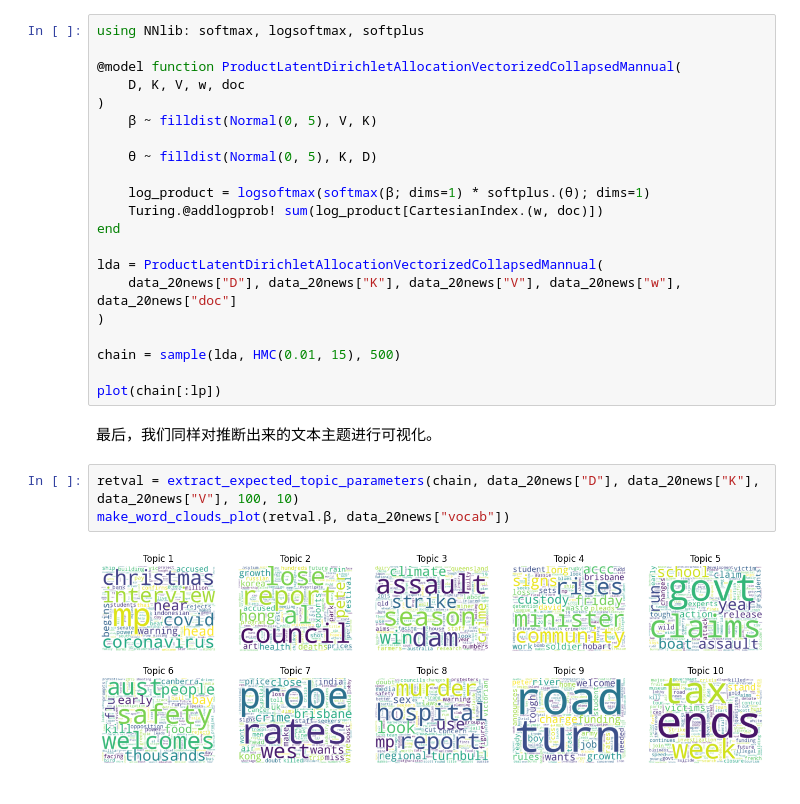
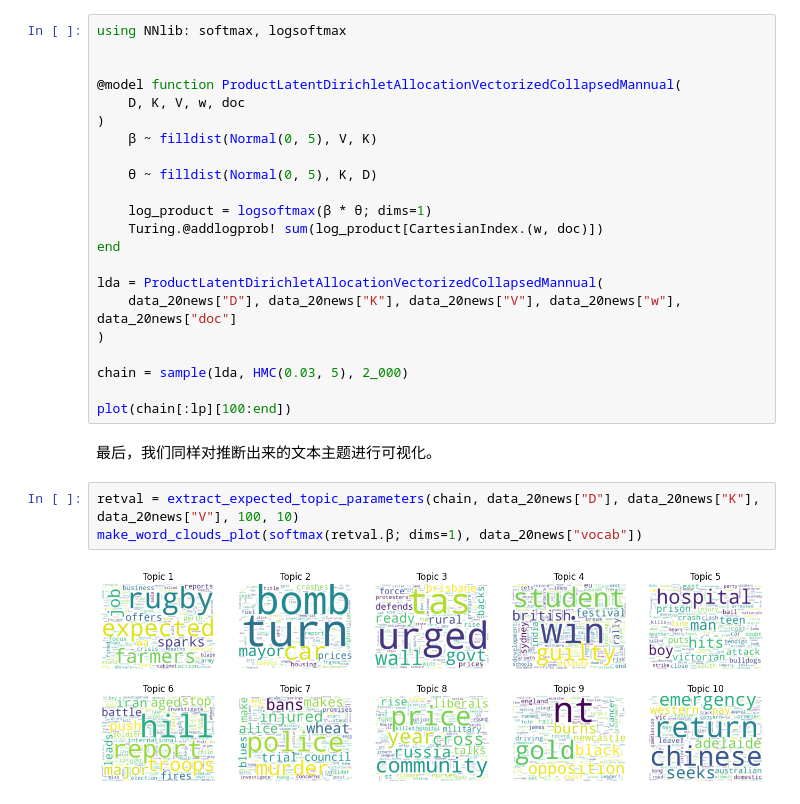
Before and after one commit to xukai92/juliacn-2021, a Jupyter notebook: topic_models.ipynb, the cells around one changed output. Saved outputs shown, nothing was run; the diff lists cells and outputs as text.

```diff
--- a/topic_models.ipynb
+++ b/topic_models.ipynb
@@ -269,7 +268,8 @@ make_word_clouds_plot(retval.β, data_20news["vocab"])
 
 [1] Srivastava, A. and Sutton, C., 2017. Autoencoding variational inference for topic models.
 # %%
-using NNlib: softmax, logsoftmax, softplus
+using NNlib: softmax, logsoftmax
+
 
 @model function ProductLatentDirichletAllocationVectorizedCollapsedMannual(
     D, K, V, w, doc
@@ -278,7 +278,7 @@ using NNlib: softmax, logsoftmax, softplus
 
     θ ~ filldist(Normal(0, 5), K, D)
 
-    log_product = logsoftmax(softmax(β; dims=1) * softplus.(θ); dims=1)
+    log_product = logsoftmax(β * θ; dims=1)
     Turing.@addlogprob! sum(log_product[CartesianIndex.(w, doc)])
 end
 
@@ -286,13 +286,13 @@ lda = ProductLatentDirichletAllocationVectorizedCollapsedMannual(
     data_20news["D"], data_20news["K"], data_20news["V"], data_20news["w"], data_20news["doc"]
 )
 
-chain = sample(lda, HMC(0.01, 15), 500)
+chain = sample(lda, HMC(0.03, 5), 2_000)
 
-plot(chain[:lp])
+plot(chain[:lp][100:end])
 # %% [markdown]
 最后，我们同样对推断出来的文本主题进行可视化。
 # %%
 retval = extract_expected_topic_parameters(chain, data_20news["D"], data_20news["K"], data_20news["V"], 100, 10)
-make_word_clouds_plot(retval.β, data_20news["vocab"])
+make_word_clouds_plot(softmax(retval.β; dims=1), data_20news["vocab"])
 # %% [output]
-[figure, old version]
+[figure, new version]
```
Also changed, not shown: parts of 2 cells of this notebook, 1 other file.
